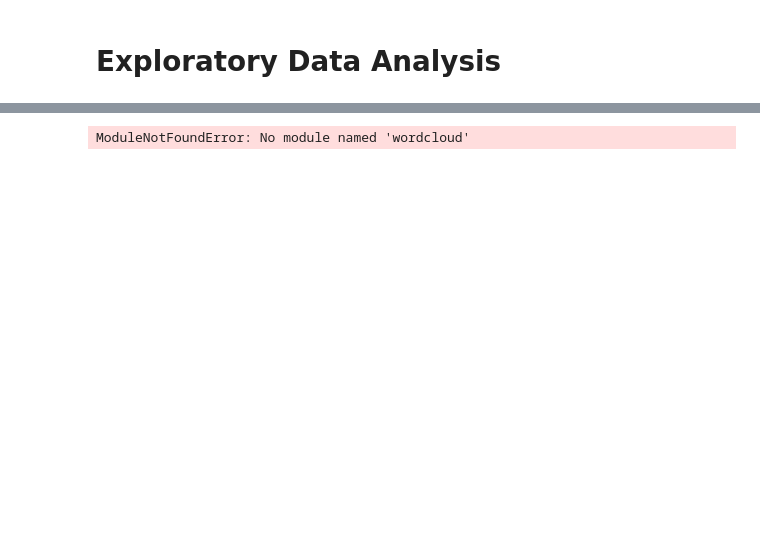
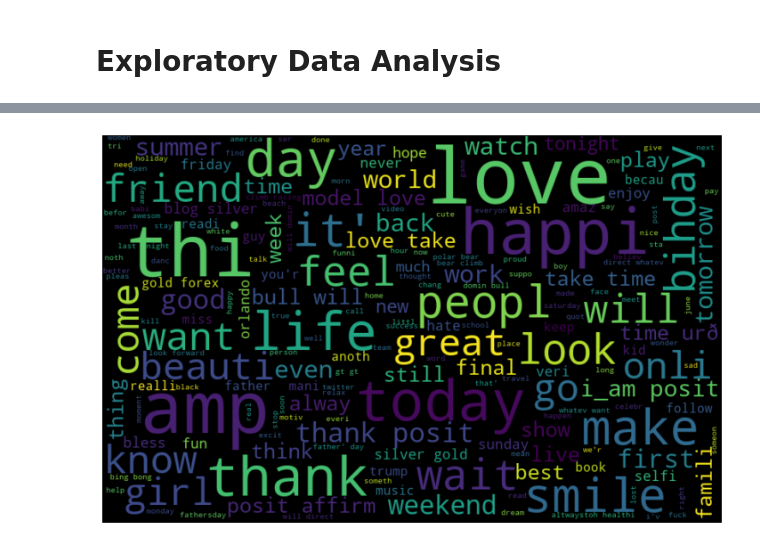
Before and after one commit to DS-Popeye/Twitter_Sentiment_Analysis-NLP, a Jupyter notebook: Twitter_Sentimental_Analysis.ipynb, the cells around one changed output, grey strips where cells are left out. Drawn from its saved outputs; the diff is of its cells as text; code cells hidden in the pictures; blank space fills up the shorter version.

```diff
--- a/Twitter_Sentimental_Analysis.ipynb
+++ b/Twitter_Sentimental_Analysis.ipynb
@@ -163,14 +120,14 @@ ImportError: cannot import name 'Wordcloud' from 'wordcloud' (C:\ProgramData\Ana
 # %%
-all_word = " ".join([sentence for sentence in twitter_dataset['clean_tweet']])
+all_words = " ".join([sentence for sentence in twitter_dataset['clean_tweet']])
 
-from wordcloud import Wordcloud
-wordcloud = Wordcloud(width=800, height=500, random_state=42, max_font_size=100),generate(all_words)
+from wordcloud import WordCloud
+wordcloud = WordCloud(width=800, height=500, random_state=42, max_font_size=100).generate(all_words)
 
 #plot the graph
 plt.figure(figsize=(15,8))
-plt.imshow(wordcloud, interpolation='billinear')
+plt.imshow(wordcloud, interpolation='bilinear')
 plt.axis('off')
 plt.show()
 # %% [output]
-ModuleNotFoundError: No module named 'wordcloud'
+[figure, added]
 # %%
```
Also changed, not shown: parts of 17 cells of this notebook.
